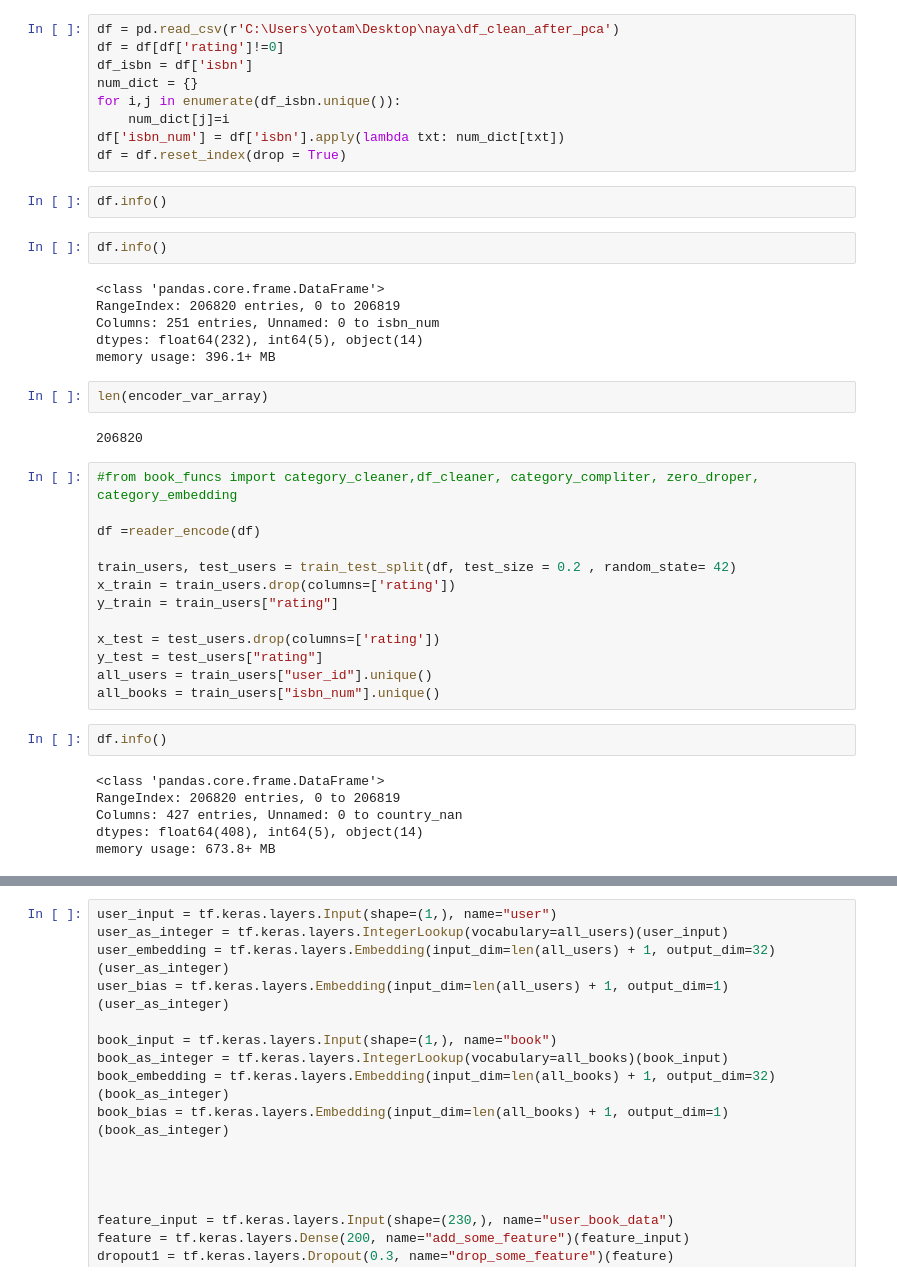
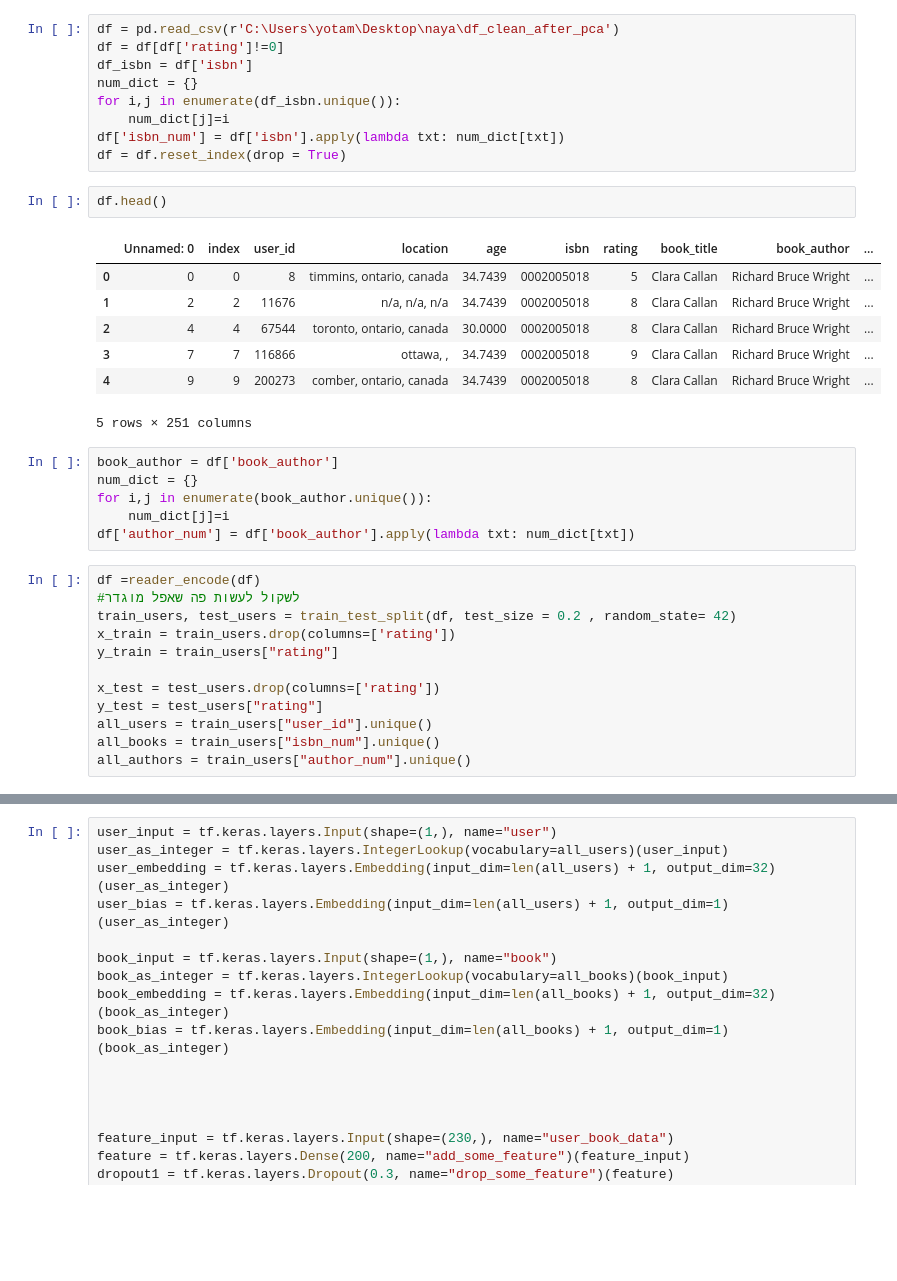
Before and after one commit to roy2392/books_recom_sys, a Jupyter notebook: deep_model_with_user_data.ipynb, the cells around one changed output, grey strips where cells are left out. Cells and saved outputs as stored; diff of their text form; blank space fills up the shorter version.

```diff
--- a/deep_model_with_user_data.ipynb
+++ b/deep_model_with_user_data.ipynb
@@ -423,24 +54,24 @@ for i,j in enumerate(df_isbn.unique()):
 df['isbn_num'] = df['isbn'].apply(lambda txt: num_dict[txt])
 df = df.reset_index(drop = True)
 # %%
-df.info()
+df.head()
+# %% [output]
+|  | Unnamed: 0 | index | user_id | location | age | isbn | rating | book_title | book_author | ... |
+| 0 | 0 | 0 | 8 | timmins, ontario, canada | 34.7439 | 0002005018 | 5 | Clara Callan | Richard Bruce Wright | ... |
+| 1 | 2 | 2 | 11676 | n/a, n/a, n/a | 34.7439 | 0002005018 | 8 | Clara Callan | Richard Bruce Wright | ... |
+| 2 | 4 | 4 | 67544 | toronto, ontario, canada | 30.0000 | 0002005018 | 8 | Clara Callan | Richard Bruce Wright | ... |
+| 3 | 7 | 7 | 116866 | ottawa, , | 34.7439 | 0002005018 | 9 | Clara Callan | Richard Bruce Wright | ... |
+| 4 | 9 | 9 | 200273 | comber, ontario, canada | 34.7439 | 0002005018 | 8 | Clara Callan | Richard Bruce Wright | ... |
+5 rows × 251 columns
-# %%
-df.info()
-# %% [output]
-<class 'pandas.core.frame.DataFrame'>
-RangeIndex: 206820 entries, 0 to 206819
-Columns: 251 entries, Unnamed: 0 to isbn_num
-dtypes: float64(232), int64(5), object(14)
-memory usage: 396.1+ MB
-# %%
-len(encoder_var_array)
-# %% [output]
-206820
+# %%
+book_author = df['book_author']
+num_dict = {}
+for i,j in enumerate(book_author.unique()):
+    num_dict[j]=i
+df['author_num'] = df['book_author'].apply(lambda txt: num_dict[txt])
 # %%
-#from book_funcs import category_cleaner,df_cleaner, category_compliter, zero_droper, category_embedding
-
 df =reader_encode(df)
-
+#לשקול לעשות פה שאפל מוגדר
 train_users, test_users = train_test_split(df, test_size = 0.2 , random_state= 42)
 x_train = train_users.drop(columns=['rating'])
 y_train = train_users["rating"]
@@ -449,11 +80,4 @@ x_test = test_users.drop(columns=['rating'])
 y_test = test_users["rating"]
 all_users = train_users["user_id"].unique()
 all_books = train_users["isbn_num"].unique()
+all_authors = train_users["author_num"].unique()
-# %%
-df.info()
-# %% [output]
-<class 'pandas.core.frame.DataFrame'>
-RangeIndex: 206820 entries, 0 to 206819
-Columns: 427 entries, Unnamed: 0 to country_nan
-dtypes: float64(408), int64(5), object(14)
-memory usage: 673.8+ MB
```
Also changed, not shown: parts of 72 cells of this notebook, 2 other files.
